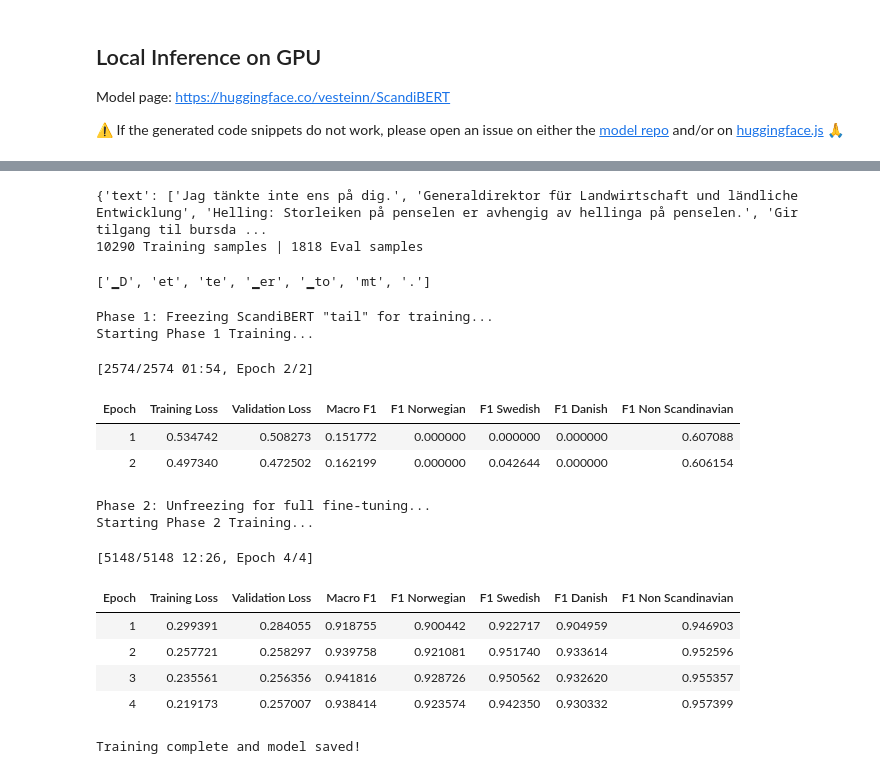
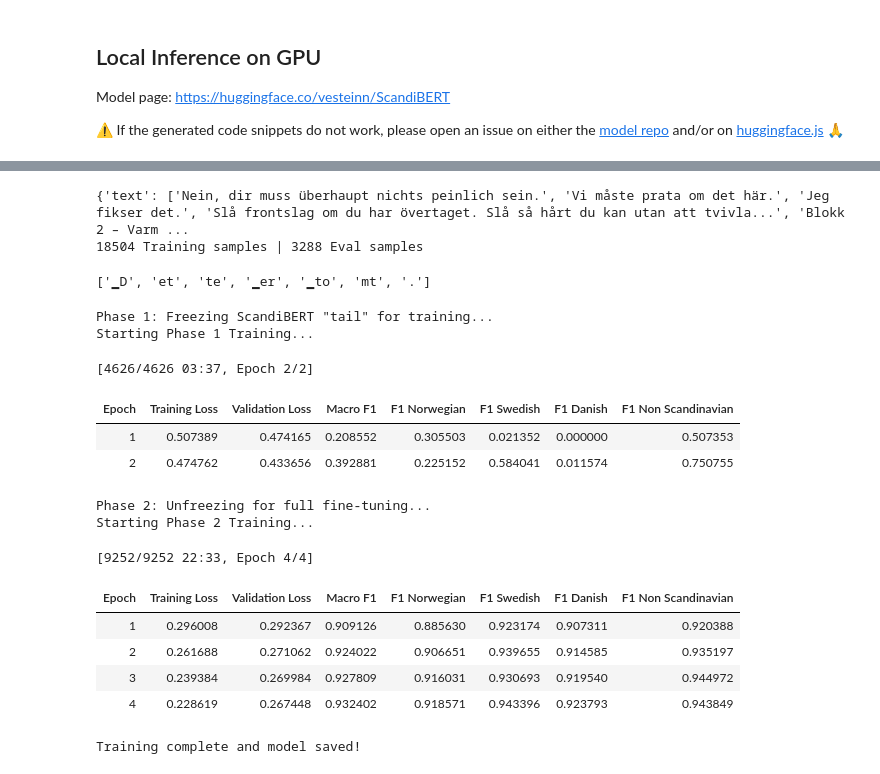
Before and after one commit to ianro04/ScandiProb, a Jupyter notebook: scandiprob.ipynb, the cells around one changed output, grey strips where cells are left out. Drawn from its saved outputs; the diff is of its cells as text; code cells hidden in the pictures.

```diff
--- a/scandiprob.ipynb
+++ b/scandiprob.ipynb
@@ -59,7 +59,7 @@ model_path = snapshot_download(
 
 tokenizer = XLMRobertaTokenizer.from_pretrained(model_path)
 
-SENTENCES_PER_CLASS = 3000
+SENTENCES_PER_CLASS = 5400
 assert 1000 <= SENTENCES_PER_CLASS <= 10000, "SENTENCES_PER_CLASS is outside reasonable range!"
 
 model = AutoModelForSequenceClassification.from_pretrained(
@@ -78,7 +78,7 @@ def get_opus_sentences(config, lang_code, num_sentences=SENTENCES_PER_CLASS):
     ds = ds.shuffle(seed=42).select(range(num_sentences))
     return [item[lang_code] for item in ds["translation"]]
 
-def is_dataset_clean(text, instance_threshold=2, min_words=2, min_chars=6):
+def is_dataset_clean(text, instance_threshold=2, min_words=1, min_chars=6):
     bad_char_regex = r"[@#$%^&*_=+\[\]{};':\"<>/`~\\|]"
     bad_format_regex = r'[A-Z][a-z]+[A-Z]|%\s*\d|https?://'
     if not isinstance(text, str):
@@ -204,8 +204,8 @@ nonscandi_train, nonscandi_eval = train_test_split(
 )
 
 # Very tiny makeshift corpus of sentences valid in multiple languages to avoid overconfidence in one lang.
-all_scandi_sent = ["En dag i livet", "Vi har en bil.", "Han har en god plan.", "Herregud!", "Studenten ser en musiker.", "En normal person i en varm taxi kan se en film."]
-da_no_cross_sent = ["Det kan jeg ikke.", "Dette er en fugl.", "Han spiste brødet.", "Hvem er du?", "Tyskland er et land.", "Middagen er klar!"]
+all_scandi_sent = ["En dag i livet", "Vi har en bil.", "Han har en god plan.", "Herregud!", "Studenten ser en musiker.", "En normal person i en varm taxi kan se en film.", "Han har en bror i USA.", "De kan se gruppen."]
+da_no_cross_sent = ["Det kan jeg ikke.", "Dette er en fugl.", "Han spiste brødet.", "Hvem er du?", "Tyskland er et land.", "Middagen er klar!", "Hun spiste et varmt måltid klokken 16.", "Dette er en norsk bygning."]
 all_scandi_labels = [smoothed_values(["Norwegian", "Swedish", "Danish"])] * len(all_scandi_sent)
 da_no_cross_labels = [smoothed_values(["Norwegian", "Danish"])] * len(da_no_cross_sent)
 
@@ -242,6 +242,7 @@ dataset_multiscandi_eval = Dataset.from_dict({"text": list(ms_eval_texts) * CROS
 dataset_da_no_cross_eval = Dataset.from_dict({"text": list(da_no_cross_eval_texts) * CROSS_SCANDI_MULTIPLIER, "labels": list(da_no_cross_eval_labels) * CROSS_SCANDI_MULTIPLIER}, features=label_features)
 eval_dataset = concatenate_datasets([dataset_norwegian_eval, dataset_swedish_eval, dataset_danish_eval, dataset_nonscandi_eval, dataset_multiscandi_eval, dataset_da_no_cross_eval]).shuffle(seed=42)
 
+eval_texts = [item["text"] for item in eval_dataset] # Save for later
 print(train_dataset[:20]) # Test to see if dataset is selected + labeled properly
 
 def tokenize_dataset(select_dataset):
@@ -254,8 +255,8 @@ eval_dataset = eval_dataset.map(tokenize_dataset, batched=True)
 train_dataset.set_format(type="torch", columns=["input_ids", "attention_mask", "labels"])
 eval_dataset.set_format(type="torch", columns=["input_ids", "attention_mask", "labels"])
 # %% [output]
-{'text': ['Jag tänkte inte ens på dig.', 'Generaldirektor für Landwirtschaft und ländliche Entwicklung', 'Helling: Storleiken på penselen er avhengig av hellinga på penselen.', 'Gir tilgang til bursda ...
-10290 Training samples | 1818 Eval samples
+{'text': ['Nein, dir muss überhaupt nichts peinlich sein.', 'Vi måste prata om det här.', 'Jeg fikser det.', 'Slå frontslag om du har övertaget. Slå så hårt du kan utan att tvivla...', 'Blokk 2 – Varm ...
+18504 Training samples | 3288 Eval samples
 # %%
 import numpy as np
 from sklearn.metrics import f1_score
@@ -324,90 +325,39 @@ training_args_phase2 = TrainingArguments(
     weight_decay=0.01,
     warmup_steps=sent_based_int(0.15),
     fp16=False,
     report_to="none",
     dataloader_pin_memory=False,
     logging_steps=sent_based_int(0.1),
     eval_strategy="epoch",
     save_strategy="epoch"
 )
 
 trainer_phase2 = Trainer(
     model=model,
     args=training_args_phase2,
     train_dataset=train_dataset,
     eval_dataset=eval_dataset,
     data_collator=data_collator,
     compute_metrics=compute_metrics
 )
 
 print("Starting Phase 2 Training...")
 trainer_phase2.train()
 trainer_phase2.save_model("./scandiprob_full")
 print("Training complete and model saved!")
-
-def nonscandi_penalty(text): # Regex scoring for negative class
-    if not text:
-        return 0.0
-
-    scandi_keyboard = r"[a-zA-ZæøåÆØÅäöÄÖéÉ0-9 !@#$%^&*()\-_=+\[\]{};':\",.<>?/`~\\|]"
-    scandi_matches = re.findall(scandi_keyboard, text)
-    nonscandi_percent = (1 - (len(scandi_matches) / len(text)))
-    return nonscandi_percent
-
-def da_no_cross_penalty(text): # WiP Linguistic heuristic scoring for differences between Norwegian and Danish
-    pass
-
-
-def ScandiProb(text): # Actually showing the fine-tuned model some text to classify
-    inputs = tokenizer(text, return_tensors="pt")
-    inputs = {k: v.to(model.device) for k, v in inputs.items()}
-    model.eval()
-
-    with torch.no_grad():
-        outputs = model(**inputs)
-
-    print("\n")
-    raw_probs = torch.sigmoid(outputs.logits)[0]
-
-    nonscandi_ratio = nonscandi_penalty(text)
-
-
-    final_probs = []
-    skew_effect = False
-
-    for i, label in enumerate(labels):
-        prob = raw_probs[i].item()
-
-        if label in ["Norwegian", "Swedish", "Danish"]:
-            adjusted = prob * (1.0 - nonscandi_ratio)
-        else: # Scale up/down by % of non-Scandi chars
-            adjusted = prob + ((1.0 - prob) * nonscandi_ratio)
-
-        final_probs.append(adjusted)
-
-        if (round(adjusted, 4) != round(prob, 4)):
-            skew_effect = True
-
-    if skew_effect:
-        print("Pre-Adjustment Probabilities: ")
-        for label, prob in zip(labels, raw_probs): # Print pre-regex-skew results!
-            print(f"{label}: {prob:.4f}")
-    print("\nPost-Adjustment Probabilities: " if skew_effect else "Post-Training Probabilities")
-    for label, prob in zip(labels, final_probs): # Print post-regex-skew results!
-        print(f"{label}: {prob:.4f}")
 # %% [output]
 Phase 1: Freezing ScandiBERT "tail" for training...
 Starting Phase 1 Training...
-[2574/2574 01:54, Epoch 2/2]
+[4626/4626 03:37, Epoch 2/2]
 | Epoch | Training Loss | Validation Loss | Macro F1 | F1 Norwegian | F1 Swedish | F1 Danish | F1 Non Scandinavian |
-| 1 | 0.534742 | 0.508273 | 0.151772 | 0.000000 | 0.000000 | 0.000000 | 0.607088 |
-| 2 | 0.497340 | 0.472502 | 0.162199 | 0.000000 | 0.042644 | 0.000000 | 0.606154 |
+| 1 | 0.507389 | 0.474165 | 0.208552 | 0.305503 | 0.021352 | 0.000000 | 0.507353 |
+| 2 | 0.474762 | 0.433656 | 0.392881 | 0.225152 | 0.584041 | 0.011574 | 0.750755 |
 Phase 2: Unfreezing for full fine-tuning...
 Starting Phase 2 Training...
-[5148/5148 12:26, Epoch 4/4]
+[9252/9252 22:33, Epoch 4/4]
 | Epoch | Training Loss | Validation Loss | Macro F1 | F1 Norwegian | F1 Swedish | F1 Danish | F1 Non Scandinavian |
-| 1 | 0.299391 | 0.284055 | 0.918755 | 0.900442 | 0.922717 | 0.904959 | 0.946903 |
-| 2 | 0.257721 | 0.258297 | 0.939758 | 0.921081 | 0.951740 | 0.933614 | 0.952596 |
-| 3 | 0.235561 | 0.256356 | 0.941816 | 0.928726 | 0.950562 | 0.932620 | 0.955357 |
-| 4 | 0.219173 | 0.257007 | 0.938414 | 0.923574 | 0.942350 | 0.930332 | 0.957399 |
+| 1 | 0.296008 | 0.292367 | 0.909126 | 0.885630 | 0.923174 | 0.907311 | 0.920388 |
+| 2 | 0.261688 | 0.271062 | 0.924022 | 0.906651 | 0.939655 | 0.914585 | 0.935197 |
+| 3 | 0.239384 | 0.269984 | 0.927809 | 0.916031 | 0.930693 | 0.919540 | 0.944972 |
+| 4 | 0.228619 | 0.267448 | 0.932402 | 0.918571 | 0.943396 | 0.923793 | 0.943849 |
 Training complete and model saved!
```
Also changed, not shown: parts of 4 cells of this notebook.
